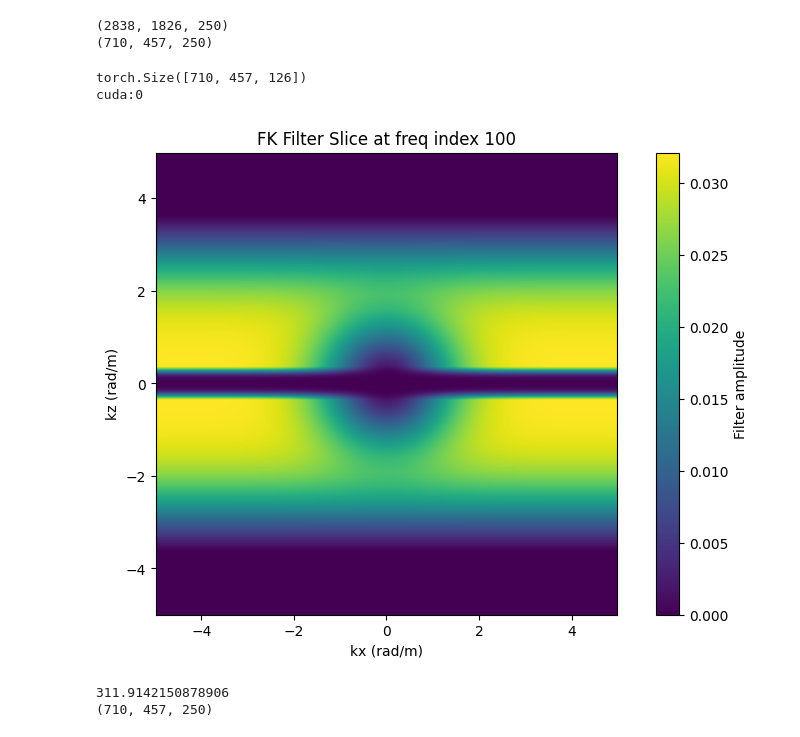
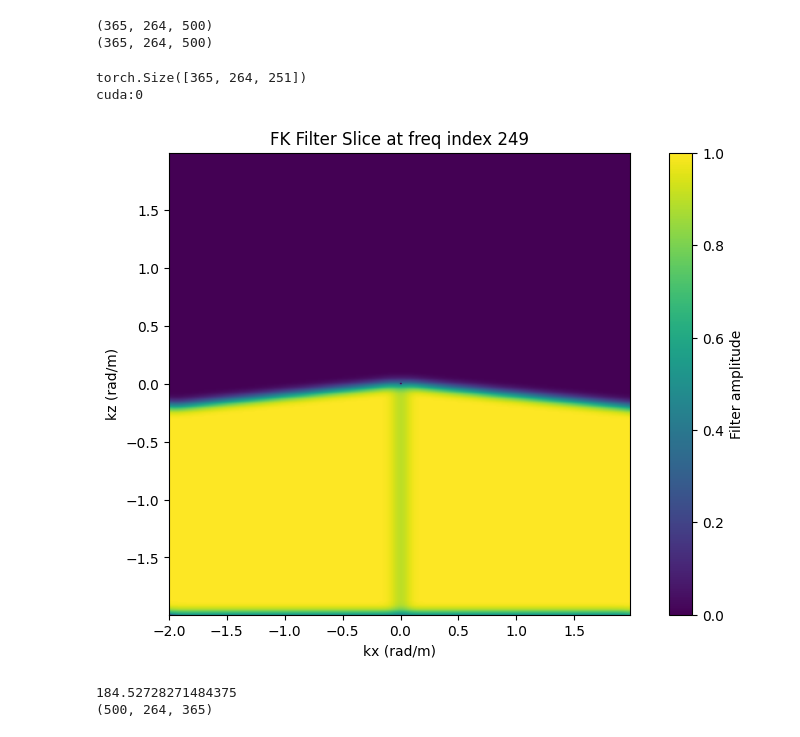
Before and after one commit to AndreyVyaznikovtsev/devito, a Jupyter notebook: examples/seismic/custom_notebooks/mex_fk.ipynb, the cells around one changed output. Drawn from its saved outputs; the diff is of its cells as text; code cells hidden in the pictures.

```diff
--- a/examples/seismic/custom_notebooks/mex_fk.ipynb
+++ b/examples/seismic/custom_notebooks/mex_fk.ipynb
@@ -16,18 +16,18 @@ WAVELET = "Ricker"
 NBL = 500
 NFKL = 100
 FS = False
-
+SUBSAMPLING = 10
 slic = NBL - NFKL
-slices = (slice(None), slice(slic, -slic), slice(None, -slic)) if FS else (slice(None), slice(slic, -slic), slice(slic, -slic))
+slices = (slice(None), slice(slic, -slic, SUBSAMPLING), slice(None, -slic, SUBSAMPLING)) if FS else (slice(None), slice(slic, -slic, SUBSAMPLING), slice(slic, -slic, SUBSAMPLING))
 
 
 dataset = SeismogramDataset(PATH_DATA, "sou", invert_elevs=True)
 xmin, xmax = min(dataset.x_coords.min(), dataset.opposite_x.min()), max(dataset.x_coords.max(), dataset.opposite_x.max())
 spacing = (0.025, 0.025)
 velmodel = VelocityModel(PATH_MODEL, dx=spacing[0], dz=spacing[1], clip=True, xmin=xmin-3, xmax=xmax+3, zmin=-318)
-velmodel.pad_left(4)
-velmodel.pad_right(8*int(0.5/spacing[0]))
-velmodel.pad_bottom(10*int(0.5/spacing[0]))
+velmodel.pad_left(4+2)
+velmodel.pad_right(8*int(0.5/spacing[0])+2)
+velmodel.pad_bottom(10*int(0.5/spacing[0])+2)
 velmodel.pad_top(7*int(0.5/spacing[0]))
 
 origin = velmodel.x[0], velmodel.z[0]
@@ -47,8 +47,7 @@ t0 = 0.0
 tn = dataset._t_max
 f0 = 0.25
 
-nsnaps = 250
-vnx, vnz = model.grid.shape
-vnx -= 2*(NBL-NFKL)
-vnz -= 2*(NBL-NFKL)
+nsnaps = 500
+vnx = model.vp.data.shape[0]//10 + 1
+vnz = model.vp.data.shape[1]//10 + 1
 # %% [output]
@@ -98,29 +96,29 @@ plt.show()
 # HTML(ani.to_html5_video())
 # %%
 print(snapsObj.T.shape)
-snapsObj_sub = snapsObj.T[::4, ::4, :]
+snapsObj_sub = snapsObj.T
 print(snapsObj_sub.shape)
 # %% [output]
-(2838, 1826, 250)
-(710, 457, 250)
+(365, 264, 500)
+(365, 264, 500)
 # %%
 from examples.seismic.fk_filter import FKFilter3D
 
 
-fk = FKFilter3D(dx=model.spacing[0]*4, dz=model.spacing[1]*4,
-                dt=(tn/nsnaps)/1000, sigma_x=3, sigma_z=1, min_slope=0.5, max_slope=5, gaussian_sigma=1)
+fk = FKFilter3D(dx=model.spacing[0]*SUBSAMPLING, dz=model.spacing[1]*SUBSAMPLING,
+                dt=(tn/nsnaps)/1000, sigma_x=1, sigma_z=1, min_slope=-1e9, max_slope=-1e-4, gaussian_sigma=0.001, lower_min=0.0, upper_min=0.0)
 fk._compute_filter(*snapsObj_sub.shape)
 print(fk.filter.shape)
 print(fk.filter.device)
-fk.plot_filter_slice(100)
+fk.plot_filter_slice(249)
 # %% [output]
-torch.Size([710, 457, 126])
+torch.Size([365, 264, 251])
 cuda:0
-[figure, old version]
+[figure, new version]
 # %%
-snaps_filtered = fk(snapsObj_sub)
+snaps_filtered = fk(snapsObj_sub).T
 print(snaps_filtered.shape)
 # %% [output]
-311.9142150878906
-(710, 457, 250)
+184.52728271484375
+(500, 264, 365)
 # %%
```
Also changed, not shown: parts of 5 cells of this notebook, 49 other files.
